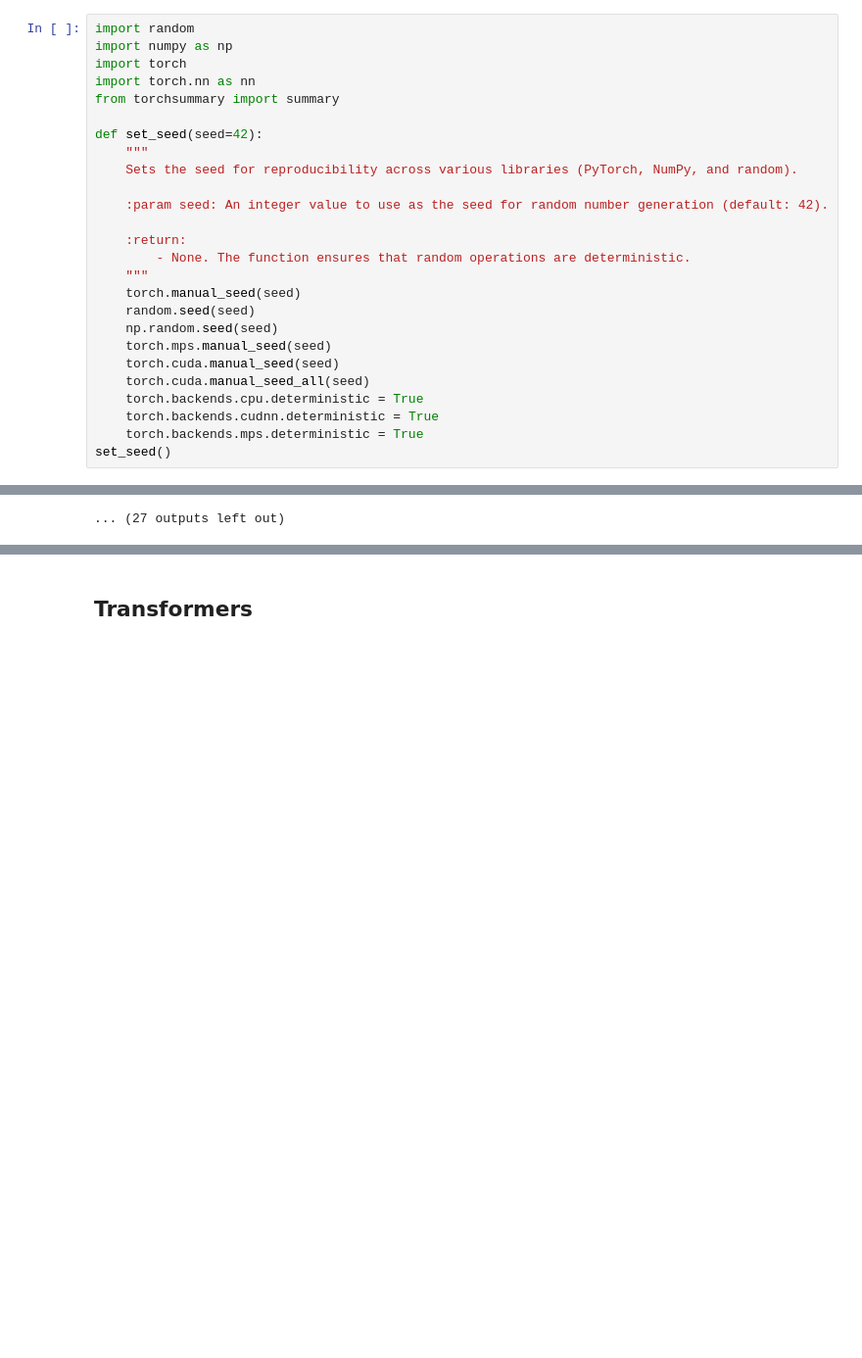
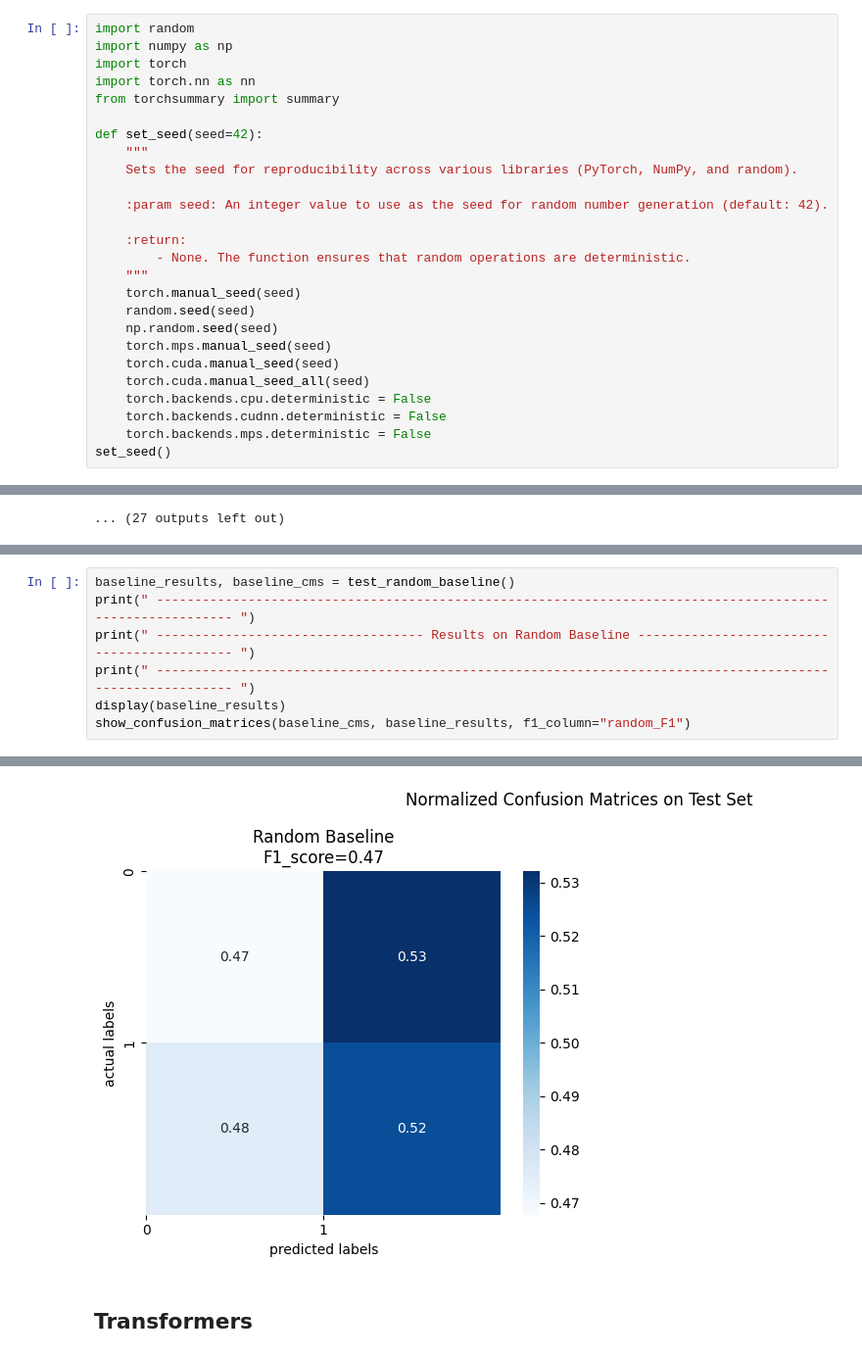
Before and after one commit to SangioAI/NLP_Assignments, a Jupyter notebook: assignment1.ipynb, the cells around one changed output, grey strips where cells are left out. Shown at 98% size. Saved outputs shown, nothing was run; the diff lists cells and outputs as text; blank space fills up the shorter version.

Commit message:
feat: added random baseline

```diff
--- a/assignment1.ipynb
+++ b/assignment1.ipynb
@@ -1106,9 +1121,9 @@ def set_seed(seed=42):
     torch.mps.manual_seed(seed)
     torch.cuda.manual_seed(seed)
     torch.cuda.manual_seed_all(seed)
-    torch.backends.cpu.deterministic = True
-    torch.backends.cudnn.deterministic = True
-    torch.backends.mps.deterministic = True
+    torch.backends.cpu.deterministic = False
+    torch.backends.cudnn.deterministic = False
+    torch.backends.mps.deterministic = False
 set_seed()
 # %% [markdown]
 ## PyTorch LSTM model
@@ -1816,0 +1903,8 @@ F1 score on Test Set: 0.6918604651162791
+# %%
+baseline_results, baseline_cms = test_random_baseline()
+print(" ---------------------------------------------------------------------------------------------------------- ")
+print(" ----------------------------------- Results on Random Baseline ------------------------------------------- ")
+print(" ---------------------------------------------------------------------------------------------------------- ")
+display(baseline_results)
+show_confusion_matrices(baseline_cms, baseline_results, f1_column="random_F1")
+# %% [output]
@@ -1817,2 +1923,3 @@ F1 score on Test Set: 0.6918604651162791
+[figure, added]
 # %% [markdown]
 ## Transformers
```
Also changed, not shown: parts of 68 cells of this notebook.
